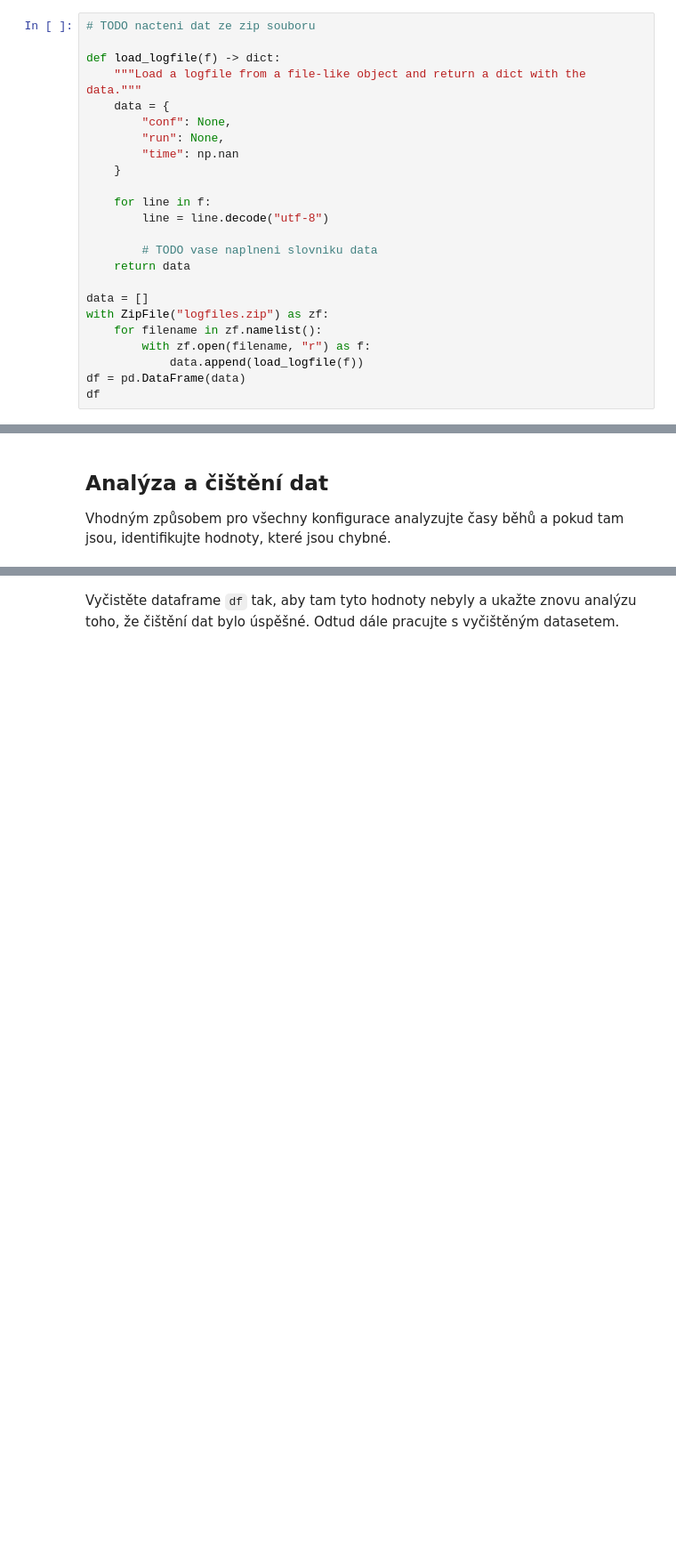
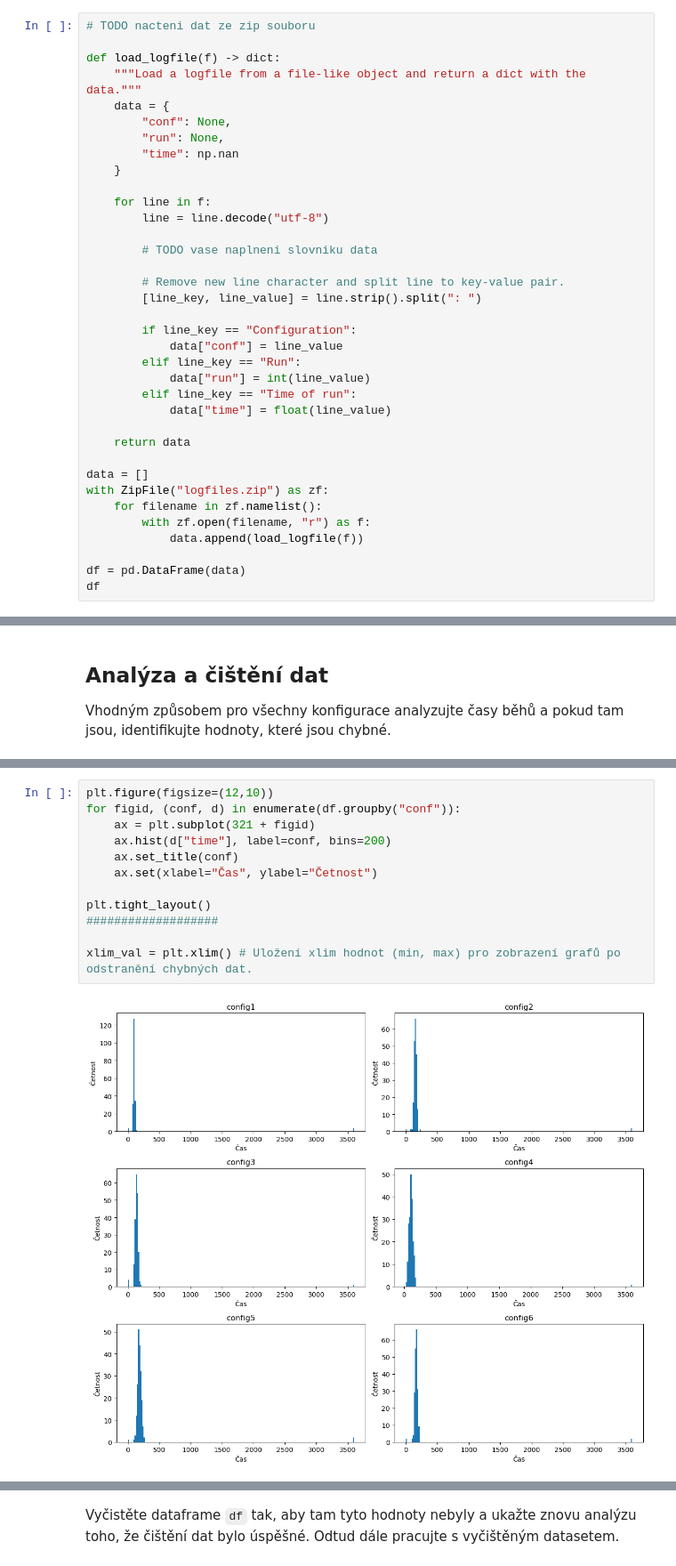
Before and after one commit to davidchocholaty/MSP-first-project, a Jupyter notebook: proj1/proj1.ipynb, the cells around one changed output, grey strips where cells are left out. Shown at 89% size. Cells and saved outputs as stored; diff of their text form; blank space fills up the shorter version.

```diff
--- a/proj1/proj1.ipynb
+++ b/proj1/proj1.ipynb
@@ -54,6 +56,17 @@ def load_logfile(f) -> dict:
         line = line.decode("utf-8")
 
         # TODO vase naplneni slovniku data
+
+        # Remove new line character and split line to key-value pair.
+        [line_key, line_value] = line.strip().split(": ")
+
+        if line_key == "Configuration":
+            data["conf"] = line_value
+        elif line_key == "Run":
+            data["run"] = int(line_value)
+        elif line_key == "Time of run":
+            data["time"] = float(line_value)
+
     return data
 
 data = []
@@ -61,5 +74,6 @@ with ZipFile("logfiles.zip") as zf:
     for filename in zf.namelist():
         with zf.open(filename, "r") as f:
             data.append(load_logfile(f))
+
 df = pd.DataFrame(data)
 df
@@ -74,0 +97,14 @@ _Objevily se nějaké chybné hodnoty? Proč tam jsou s ohledem na to, že se je
+# %%
+plt.figure(figsize=(12,10))
+for figid, (conf, d) in enumerate(df.groupby("conf")):
+    ax = plt.subplot(321 + figid)
+    ax.hist(d["time"], label=conf, bins=200)
+    ax.set_title(conf)
+    ax.set(xlabel="Čas", ylabel="Četnost")
+
+plt.tight_layout()
+###################
+
+xlim_val = plt.xlim() # Uložení xlim hodnot (min, max) pro zobrazení grafů po odstranění chybných dat.
+# %% [output]
+[figure, added]
```
Also changed, not shown: parts of 19 cells of this notebook.
